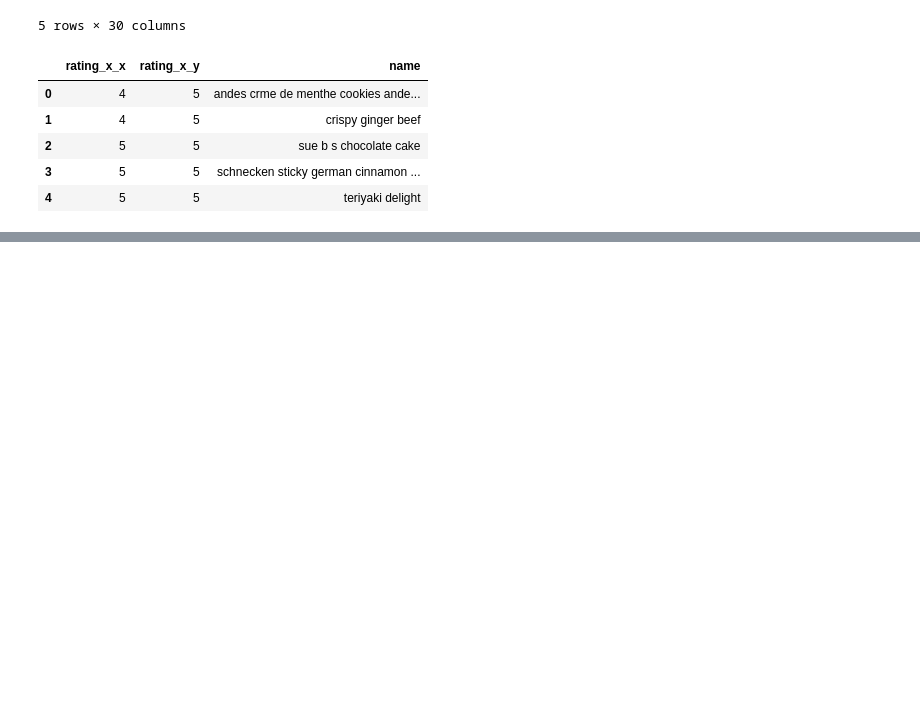
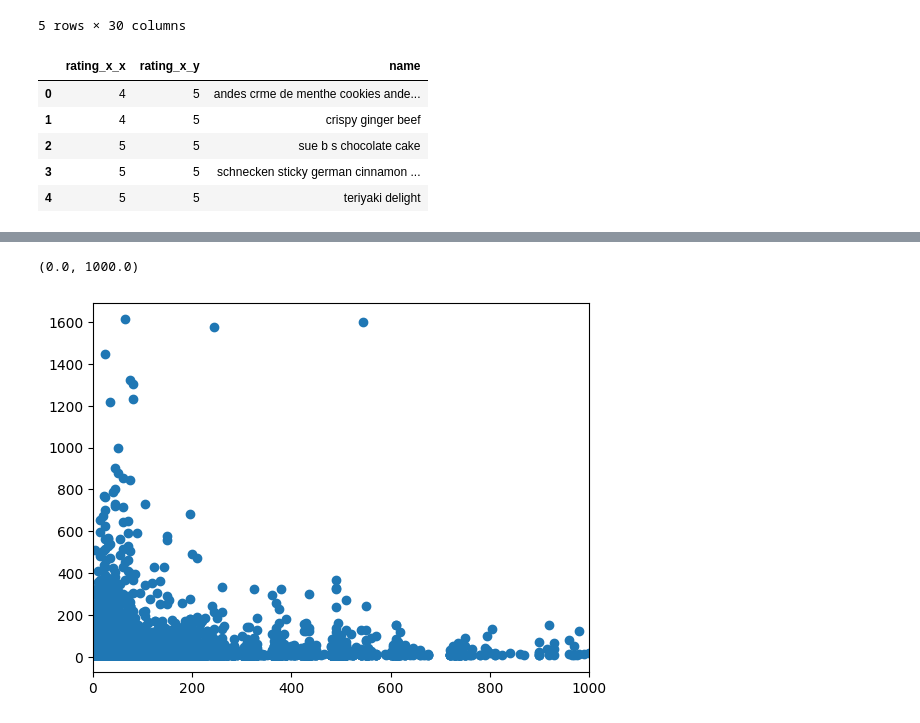
Before and after one commit to arthurcct2023/Python-Recommendation-System-and-Visual-Dashboard, a Jupyter notebook: CA02_ArthurAssis_ML&DV.ipynb, the cells around one changed output, grey strips where cells are left out. Cells and saved outputs as stored; diff of their text form; code cells hidden in the pictures; blank space fills up the shorter version.

```diff
--- a/CA02_ArthurAssis_ML&DV.ipynb
+++ b/CA02_ArthurAssis_ML&DV.ipynb
@@ -645,0 +932,6 @@ peanut  butter blossom cookies
+# %%
+plt.scatter(data= df_recipes, x = 'minutes', y = 'reviews_count')
+plt.xlim((0, 1000))
+# %% [output]
+(0.0, 1000.0)
+[figure, added]
```
Also changed, not shown: parts of 39 cells of this notebook, 2 other files.
